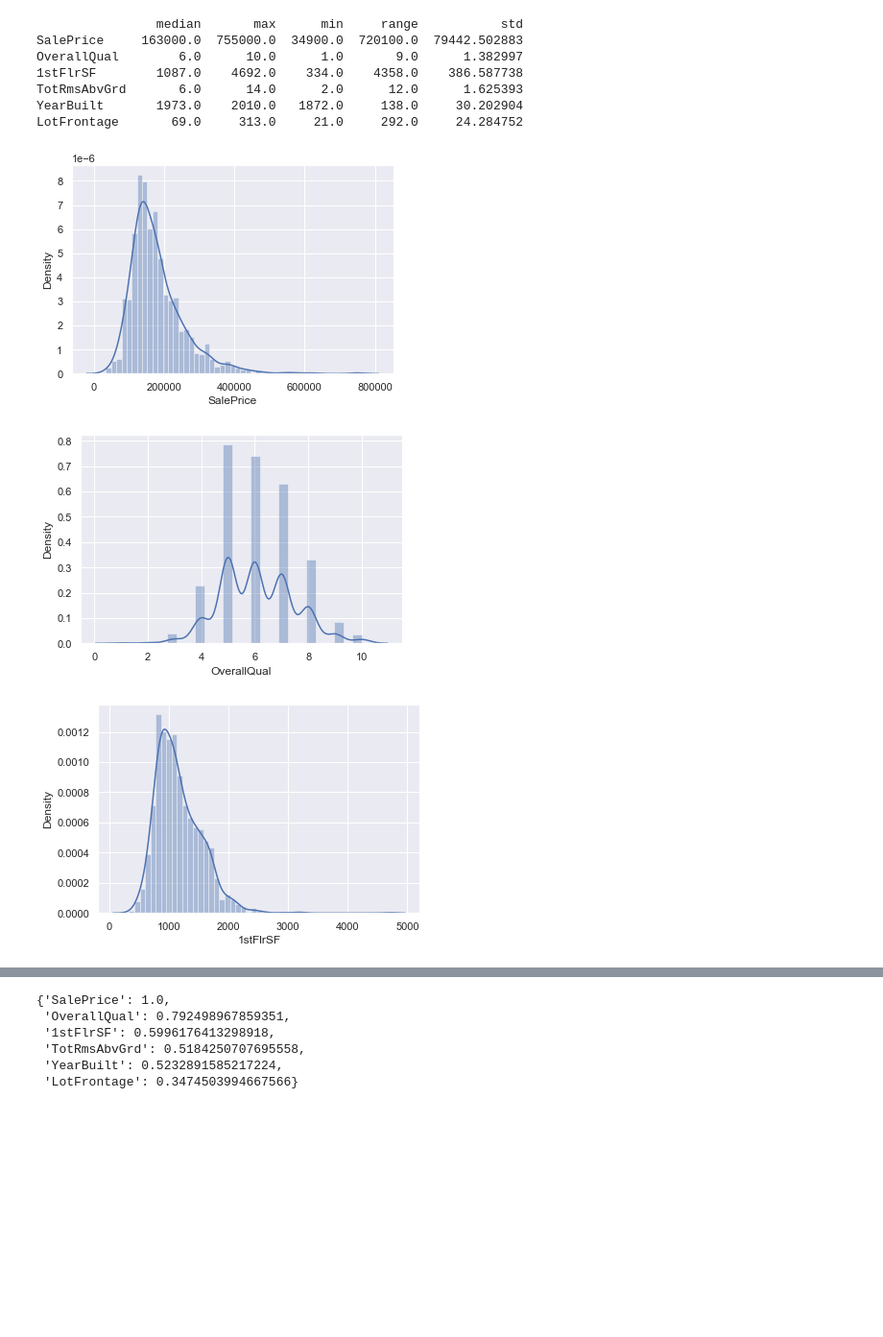
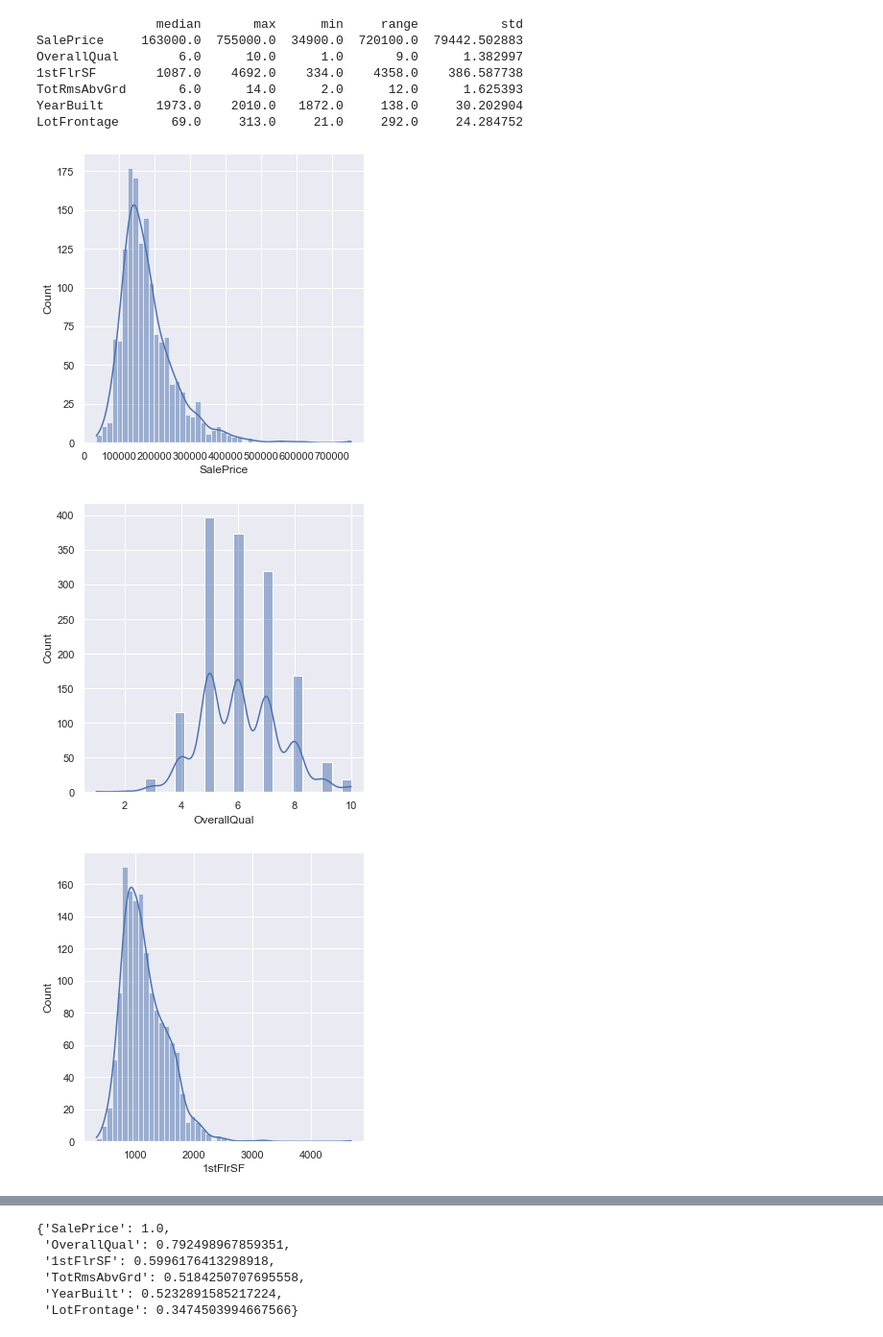
Before and after one commit to mdonis/Proyecto, a Jupyter notebook: proyecto_mdonis.ipynb, the cells around one changed output, grey strips where cells are left out. Shown at 96% size. Cells and saved outputs as stored; diff of their text form; code cells hidden in the pictures; blank space fills up the shorter version.

```diff
--- a/proyecto_mdonis.ipynb
+++ b/proyecto_mdonis.ipynb
@@ -47,7 +47,7 @@ h = {}
 sns.set_theme();
 
 for i in df.columns:
-    h['{}'.format(i)] = sns.distplot(df['{}'.format(i)])
+    h['{}'.format(i)] = sns.displot(df['{}'.format(i)], kde=True)
     plt.show()
 
 
@@ -76,33 +76,33 @@ for i in d:
     plt.ylabel(varss[0])
     plt.show()
 
 
 #%% 6 y 7. Función de entrenamiento para el modelo de regresión lineal
 
 
 y = train[:,d['SalePrice']].reshape(-1, 1)
 x = train[:,d['OverallQual']].reshape(-1, 1)
 b = np.ones_like(x)
 mat_a = np.hstack([x,b])
 b1, b0 = 2, 1
 vect = np.array([[b1],[b0]])
 epochs = 10
 imprimir_error_cada = 1
 learning_rate = 3
 n = y.shape[0]
 
 # iteraciones
 y_h = np.matmul(mat_a, vect)
 
 e = (1/(2*n))*((y-y_h)**2).sum()
 # %% [output]
                 median       max      min     range           std
 SalePrice     163000.0  755000.0  34900.0  720100.0  79442.502883
 OverallQual        6.0      10.0      1.0       9.0      1.382997
 1stFlrSF        1087.0    4692.0    334.0    4358.0    386.587738
 TotRmsAbvGrd       6.0      14.0      2.0      12.0      1.625393
 YearBuilt       1973.0    2010.0   1872.0     138.0     30.202904
 LotFrontage       69.0     313.0     21.0     292.0     24.284752
-[figure, old version]
+[figure, new version]
-[figure, old version]
+[figure, new version]
-[figure, old version]
+[figure, new version]
```
Also changed, not shown: parts of 1 cell of this notebook, 1 other file.
